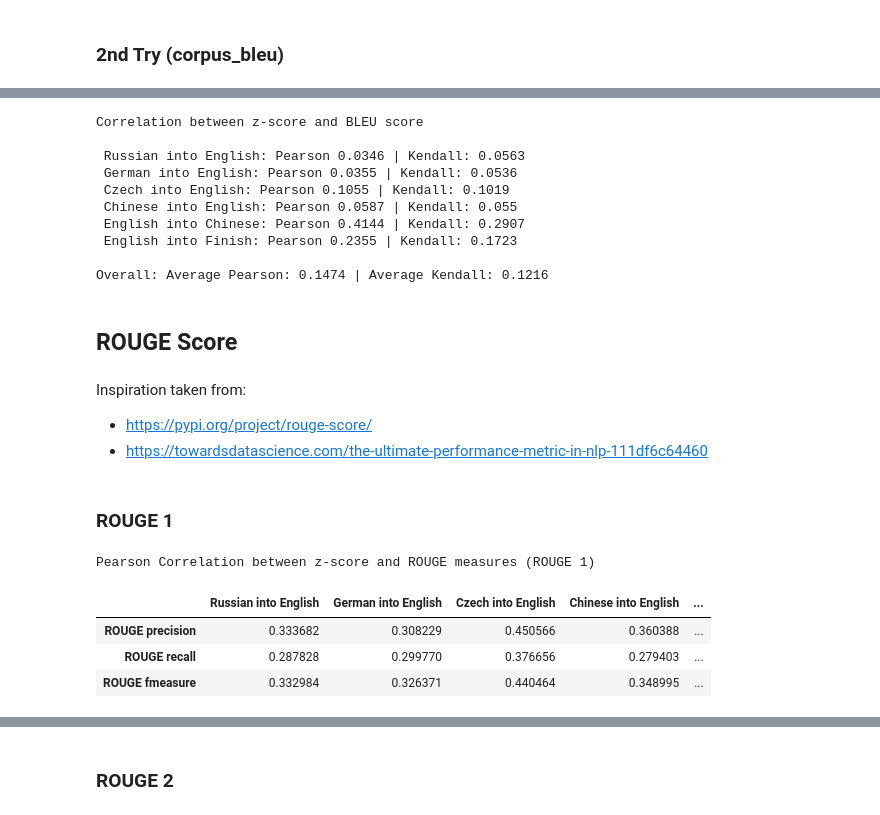
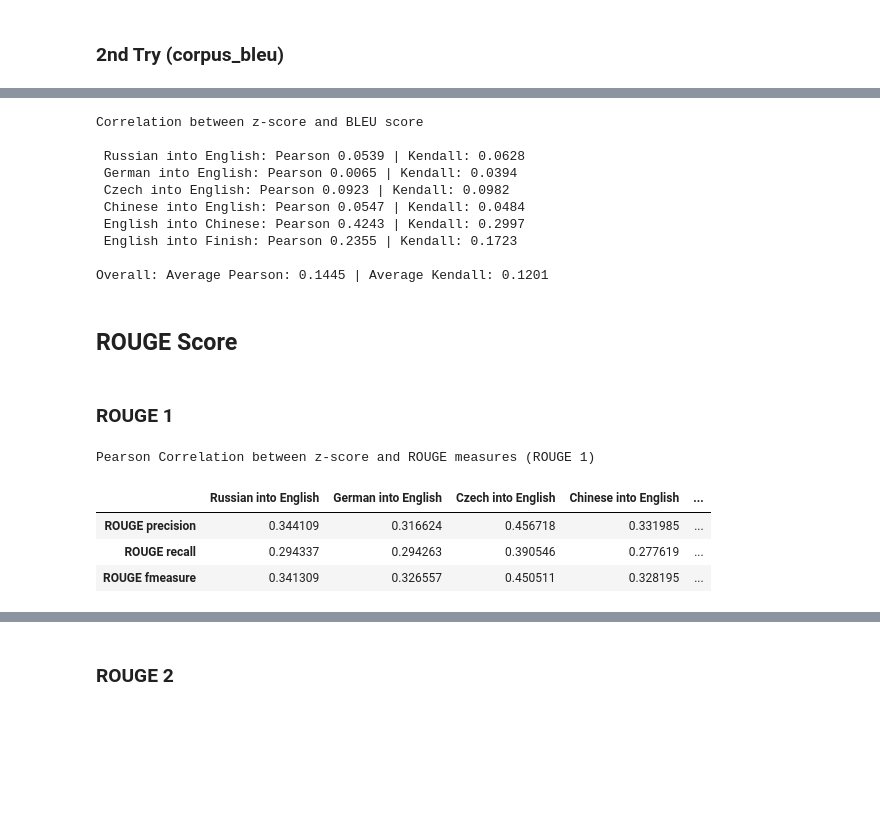
Before and after one commit to FranzMichaelFrank/Text_Mining_Group_Project, a Jupyter notebook: FF_2021-05-26_Lexical_inc_combination.ipynb, the cells around one changed output, grey strips where cells are left out. Drawn from its saved outputs; the diff is of its cells as text; code cells hidden in the pictures; blank space fills up the shorter version.

```diff
--- a/FF_2021-05-26_Lexical_inc_combination.ipynb
+++ b/FF_2021-05-26_Lexical_inc_combination.ipynb
@@ -214,12 +236,13 @@ from nltk.translate.bleu_score import corpus_bleu
 correlations_p = []
 correlations_k = []
 
+co = 0
 for element in [ru_en, de_en, cs_en, zh_en, en_zh, en_fi]:
 
     bleu_scores = []
 
     #calculating the bleu scores for the translations in comparison to their respective reference
-    for i in range(6748): #element.shape[0]
+    for i in range(element.shape[0]): #element.shape[0]
         reference = [element.loc[i,"reference"].split()]
         translation = element.loc[i,"translation"].split()
         while len(reference) < len(translation):
@@ -229,11 +252,24 @@ for element in [ru_en, de_en, cs_en, zh_en, en_zh, en_fi]:
         bleu_scores.append(corpus_bleu(reference, translation))
 
     #add the bleu scores to the dataframe
-    development_df = element.iloc[:6748,:].copy() #element.shape[0]
+    development_df = element.copy() #element.shape[0]
     development_df["BLEU"] = bleu_scores
     correlations_p.append(development_df.corr(method="pearson").iloc[-1:,0].values[0])
     correlations_k.append(development_df.corr(method="kendall").iloc[-1:,0].values[0])
 
+    if co == 0:
+        ru_en_["BLEU_c"] = bleu_scores
+    elif co == 1:
+        de_en_["BLEU_c"] = bleu_scores
+    elif co == 2:
+        cs_en_["BLEU_c"] = bleu_scores
+    elif co == 3:
+        zh_en_["BLEU_c"] = bleu_scores
+    elif co == 4:
+        en_zh_["BLEU_c"] = bleu_scores
+    elif co == 5:
+        en_fi_["BLEU_c"] = bleu_scores
+    co += 1
     i += 1
 
 
@@ -251,17 +287,13 @@ overall_results["BLEU Corpus Kendall"] = correlations_k
 # %% [output]
 Correlation between z-score and BLEU score
 
- Russian into English: Pearson 0.0346 | Kendall: 0.0563
- German into English: Pearson 0.0355 | Kendall: 0.0536
- Czech into English: Pearson 0.1055 | Kendall: 0.1019
- Chinese into English: Pearson 0.0587 | Kendall: 0.055
- English into Chinese: Pearson 0.4144 | Kendall: 0.2907
+ Russian into English: Pearson 0.0539 | Kendall: 0.0628
+ German into English: Pearson 0.0065 | Kendall: 0.0394
+ Czech into English: Pearson 0.0923 | Kendall: 0.0982
+ Chinese into English: Pearson 0.0547 | Kendall: 0.0484
+ English into Chinese: Pearson 0.4243 | Kendall: 0.2997
  English into Finish: Pearson 0.2355 | Kendall: 0.1723
 
-Overall: Average Pearson: 0.1474 | Average Kendall: 0.1216
+Overall: Average Pearson: 0.1445 | Average Kendall: 0.1201
 # %% [markdown]
 ## ROUGE Score
-# %% [markdown]
-Inspiration taken from:
-* https://pypi.org/project/rouge-score/
-* https://towardsdatascience.com/the-ultimate-performance-metric-in-nlp-111df6c64460
@@ -278,7 +308,7 @@ results_k = pd.DataFrame()
 correlations_p = []
 correlations_k = []
 j = 0
-
+co = 0
 for element in [ru_en, de_en, cs_en, zh_en, en_zh, en_fi]:
 
     precisions = []
@@ -286,41 +316,67 @@ for element in [ru_en, de_en, cs_en, zh_en, en_zh, en_fi]:
     fmeasures = []
 
     #calculating the rouge scores for the translations in comparison to their respective reference
-    for i in range(6748): #element.shape[0]
+    for i in range(element.shape[0]): #element.shape[0]
         scorer = rouge_scorer.RougeScorer(['rouge1', 'rouge2', 'rougeL'], use_stemmer=True)
         scores = scorer.score(element.loc[i,"reference"], element.loc[i,"translation"])
         precisions.append(scores["rouge1"].precision)
         recalls.append(scores["rouge1"].recall)
         fmeasures.append(scores["rouge1"].fmeasure)
 
     #add the rouge scores to the dataframe
-    development_df = element.iloc[:6748,:].copy() #element.shape[0]
+    development_df = element.copy() #element.shape[0]
     development_df["ROUGE precision"] = precisions
     development_df["ROUGE recall"] = recalls
     development_df["ROUGE fmeasure"] = fmeasures
     correlations_p.append(development_df.corr(method="pearson").iloc[-1:,0].values[0])
     correlations_k.append(development_df.corr(method="kendall").iloc[-1:,0].values[0])
     col_name = descriptions[j]
     j += 1
     results_p[col_name] = pd.Series(development_df.corr(method="pearson").iloc[0,3:])
     results_k[col_name] = pd.Series(development_df.corr(method="kendall").iloc[0,3:])
+
+    if co == 0:
+        ru_en_["ROUGE1_precision"] = precisions
+        ru_en_["ROUGE1_recall"] = recalls
+        ru_en_["ROUGE1_fmeasure"] = fmeasures
+    elif co == 1:
+        de_en_["ROUGE1_precision"] = precisions
+        de_en_["ROUGE1_recall"] = recalls
+        de_en_["ROUGE1_fmeasure"] = fmeasures
+    elif co == 2:
+        cs_en_["ROUGE1_precision"] = precisions
+        cs_en_["ROUGE1_recall"] = recalls
+        cs_en_["ROUGE1_fmeasure"] = fmeasures
+    elif co == 3:
+        zh_en_["ROUGE1_precision"] = precisions
+        zh_en_["ROUGE1_recall"] = recalls
+        zh_en_["ROUGE1_fmeasure"] = fmeasures
+    elif co == 4:
+        en_zh_["ROUGE1_precision"] = precisions
+        en_zh_["ROUGE1_recall"] = recalls
+        en_zh_["ROUGE1_fmeasure"] = fmeasures
+    elif co == 5:
+        en_fi_["ROUGE1_precision"] = precisions
+        en_fi_["ROUGE1_recall"] = recalls
+        en_fi_["ROUGE1_fmeasure"] = fmeasures
+    co += 1
 
 
 print("\033[1mPearson Correlation between z-score and ROUGE measures (ROUGE 1) \n")
 
 
 overall_results["ROUGE 1 Precision Pearson"] = results_p.iloc[0,:6].values.tolist()
 overall_results["ROUGE 1 Recall Pearson"] = results_p.iloc[1,:6].values.tolist()
 overall_results["ROUGE 1 Fmeasure Pearson"] = results_p.iloc[2,:6].values.tolist()
 
 results_p["Average"] = results_p.T.mean()
 results_p
 # %% [output]
 Pearson Correlation between z-score and ROUGE measures (ROUGE 1)
 |  | Russian into English | German into English | Czech into English | Chinese into English | ... |
-| ROUGE precision | 0.333682 | 0.308229 | 0.450566 | 0.360388 | ... |
-| ROUGE recall | 0.287828 | 0.299770 | 0.376656 | 0.279403 | ... |
-| ROUGE fmeasure | 0.332984 | 0.326371 | 0.440464 | 0.348995 | ... |
+| ROUGE precision | 0.344109 | 0.316624 | 0.456718 | 0.331985 | ... |
+| ROUGE recall | 0.294337 | 0.294263 | 0.390546 | 0.277619 | ... |
+| ROUGE fmeasure | 0.341309 | 0.326557 | 0.450511 | 0.328195 | ... |
 # %%
 print("\033[1mKendall Tau Correlation between z-score and ROUGE measures (ROUGE 1) \n")
 
```
Also changed, not shown: parts of 75 cells of this notebook.
